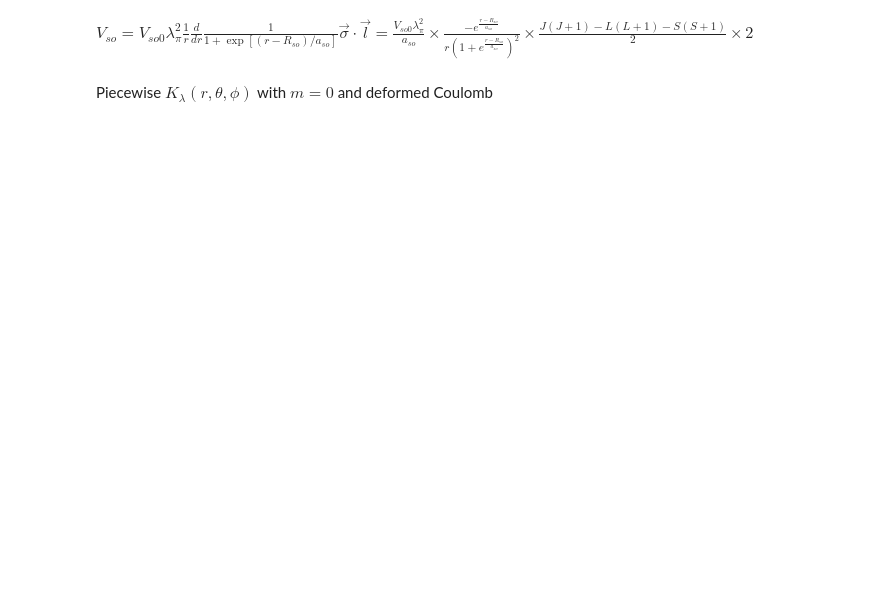
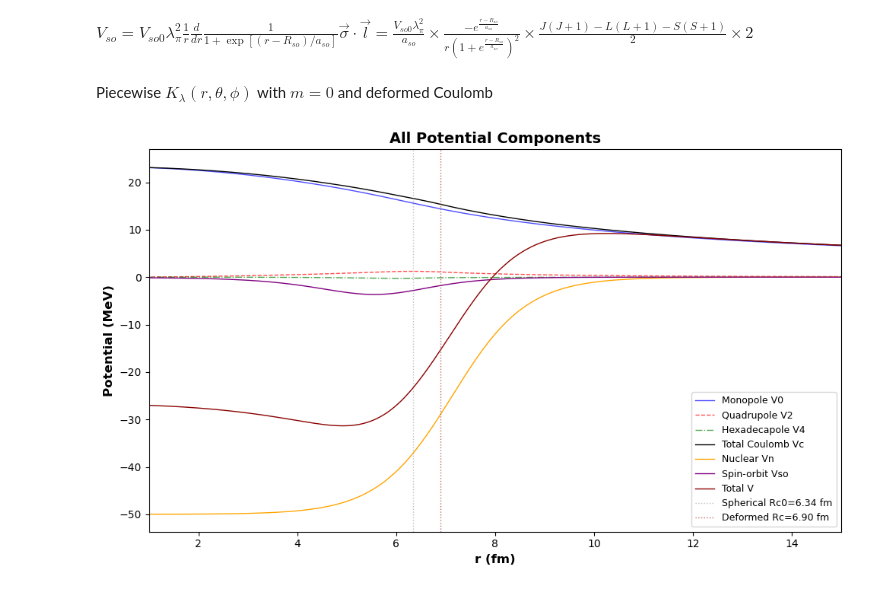
Before and after one commit to Duohereshui99/fit.test, a Jupyter notebook: ff/ff.ipynb, the cells around one changed output. Drawn from its saved outputs; the diff is of its cells as text; code cells hidden in the pictures; blank space fills up the shorter version.

```diff
--- a/ff/ff.ipynb
+++ b/ff/ff.ipynb
@@ -146,36 +146,39 @@ Vc_tot, V_0, V_2, V_4 = Vc_vectorized(z1, z2, r, theta_0, Rc0, beta2, beta4)
 
 VVn = Vn(V0, r0, a0, beta2, beta4, beta2tilde, beta4tilde, r, theta_0)
 
 VVso = Vso(Vso0, rso, aso, L, S, J, r, theta_0, beta2, beta4, beta2tilde, beta4tilde)
 
 V_total = Vc_tot + VVn + VVso
 
 # ================== 绘制图形 ==================
-plt.figure(figsize=(12, 9))
+plt.figure(figsize=(10, 6))
 
 
 plt.plot(r, V_0, 'b-', linewidth=1, alpha=0.7, label='Monopole V0')
 plt.plot(r, V_2, 'r--', linewidth=1, alpha=0.7, label='Quadrupole V2')
 plt.plot(r, V_4, 'g-.', linewidth=1, alpha=0.7, label='Hexadecapole V4')
 plt.plot(r, Vc_tot, 'k-', linewidth=1, label='Total Coulomb Vc')
 plt.plot(r, VVn, 'orange', linewidth=1, label='Nuclear Vn')
 plt.plot(r, VVso, 'purple', linewidth=1, label='Spin-orbit Vso')
 plt.plot(r, V_total, 'darkred', linewidth=1, label='Total V')
 
 # 标记变形半径
 Y20_0 = sph_harm_y(2, 0, theta_0, 0).real
 Y40_0 = sph_harm_y(4, 0, theta_0, 0).real
 Rc_deformed = Rc0 * (1 + beta2 * Y20_0 + beta4 * Y40_0)
 plt.axvline(x=Rc0, color='gray', linestyle=':', alpha=0.5, linewidth=1, label=f'Spherical Rc0={Rc0:.2f} fm')
 plt.axvline(x=Rc_deformed, color='brown', linestyle=':', alpha=0.7, linewidth=1, label=f'Deformed Rc={Rc_deformed:.2f} fm')
 
 plt.xlabel('r (fm)', fontsize=12, fontweight='bold')
 plt.ylabel('Potential (MeV)', fontsize=12, fontweight='bold')
 plt.title('All Potential Components', fontsize=14, fontweight='bold')
-plt.legend(fontsize=9, loc='upper right')
-
+plt.legend(fontsize=9, loc='lower right')
+plt.xlim(1, 15)
 plt.tight_layout()
+plt.savefig('all_potential_components.pdf')
 plt.show()
+# %% [output]
+[figure, added]
 # %%
 plt.plot(r, VVso, label='Spin-orbit Vso', color='orange', linewidth=1, linestyle='--')
 plt.show()
```
Also changed, not shown: parts of 1 cell of this notebook, 1 other file.
